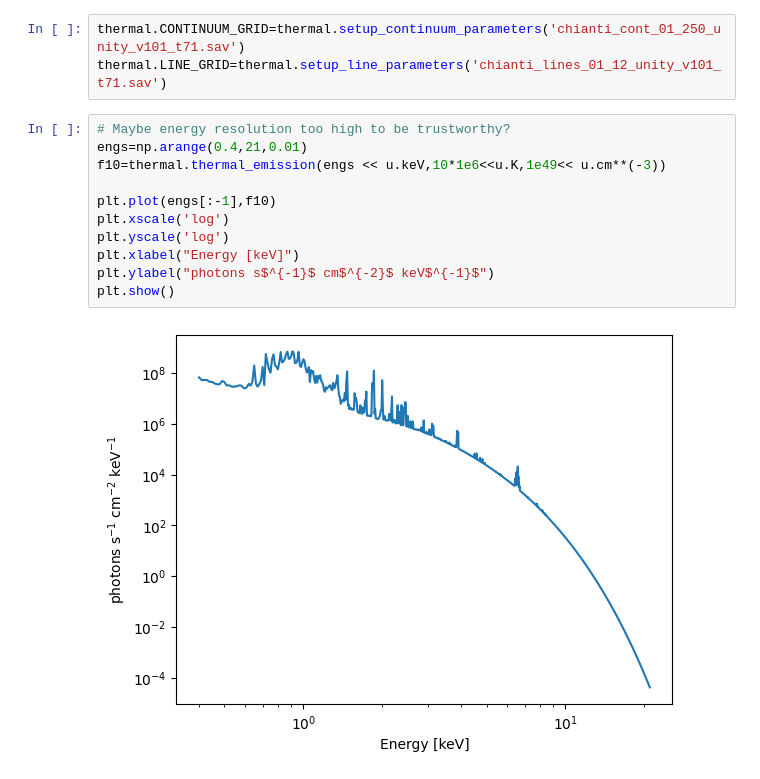
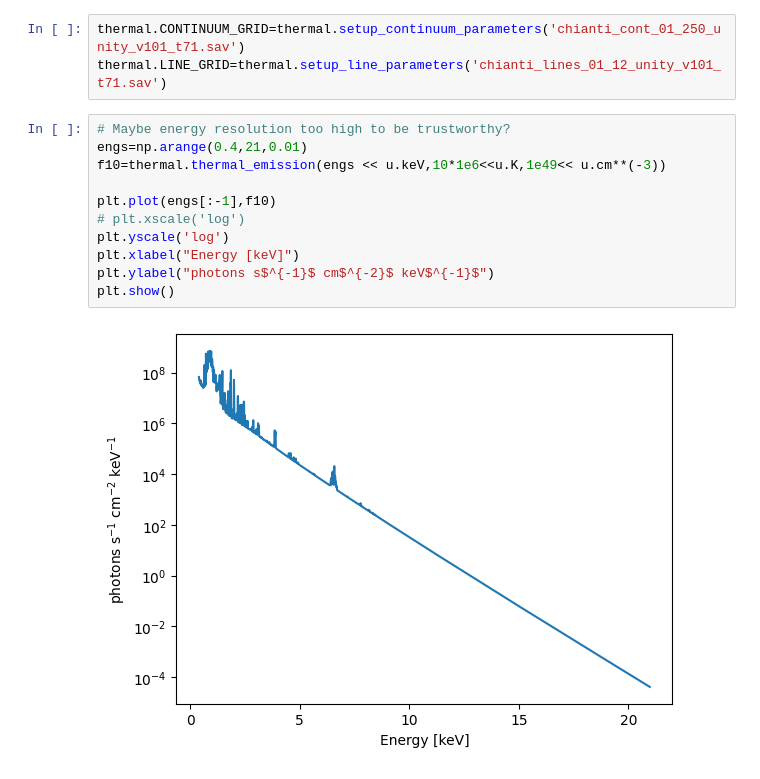
Before and after one commit to ianan/fvth_stuff, a Jupyter notebook: better_chxdb/check_01files.ipynb, the cells around one changed output. Saved outputs shown, nothing was run; the diff lists cells and outputs as text.

```diff
--- a/better_chxdb/check_01files.ipynb
+++ b/better_chxdb/check_01files.ipynb
@@ -14,14 +14,14 @@ thermal.LINE_GRID=thermal.setup_line_parameters('chianti_lines_01_12_unity_v101_
 # %%
 # Maybe energy resolution too high to be trustworthy?
 engs=np.arange(0.4,21,0.01)
 f10=thermal.thermal_emission(engs << u.keV,10*1e6<<u.K,1e49<< u.cm**(-3))
 
 plt.plot(engs[:-1],f10)
-plt.xscale('log')
+# plt.xscale('log')
 plt.yscale('log')
 plt.xlabel("Energy [keV]")
 plt.ylabel("photons s$^{-1}$ cm$^{-2}$ keV$^{-1}$")
 plt.show()
 # %% [output]
-[figure, old version]
+[figure, new version]
 # %%
```
Also changed, not shown: parts of 1 cell of this notebook.
